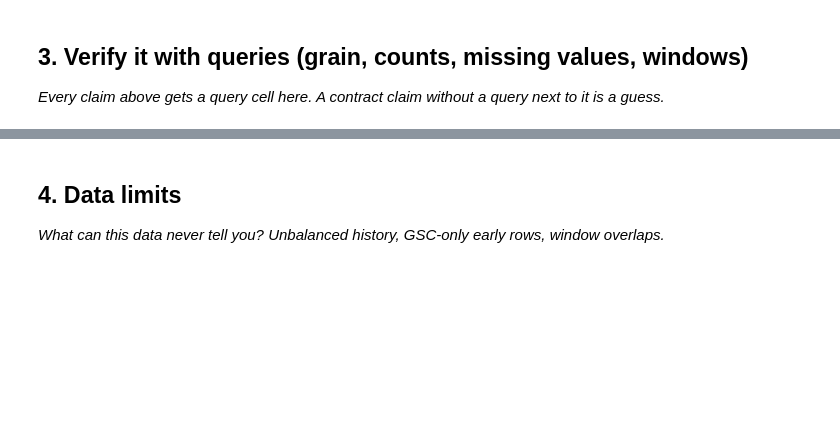
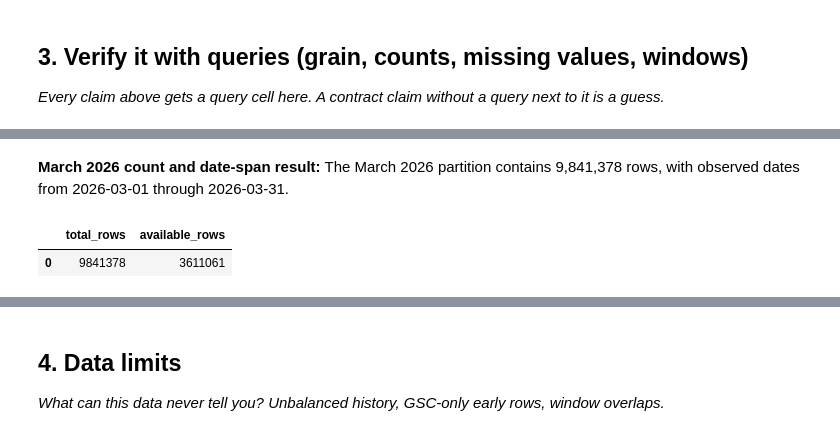
Before and after one commit to eshaamirmalik-sketch/flyrank-ml-internship, a Jupyter notebook: work/notebooks/w03_data_contract.ipynb, the cells around one changed output, grey strips where cells are left out. Cells and saved outputs as stored; diff of their text form; code cells hidden in the pictures; blank space fills up the shorter version.

```diff
--- a/work/notebooks/w03_data_contract.ipynb
+++ b/work/notebooks/w03_data_contract.ipynb
@@ -20,0 +83,18 @@ This skeleton is yours to fill. Work the sections **in order** — each one has
+# %% [markdown]
+**March 2026 count and date-span result:** The March 2026 partition contains 9,841,378 rows, with observed dates from 2026-03-01 through 2026-03-31.
+# %%
+
+# Query 3 — GSC availability
+availability_check = con.execute("""
+SELECT
+    COUNT(*) AS total_rows,
+    COUNT(*) FILTER (WHERE gsc_data_available IS TRUE) AS available_rows
+FROM read_parquet(
+    'hf://datasets/FlyRank/internship-warehouse/fact_content_daily_performance/month=2026-03/*.parquet'
+)
+""").df()
+
+availability_check
+# %% [output]
+|  | total_rows | available_rows |
+| 0 | 9841378 | 3611061 |
```
Also changed, not shown: parts of 20 cells of this notebook.
